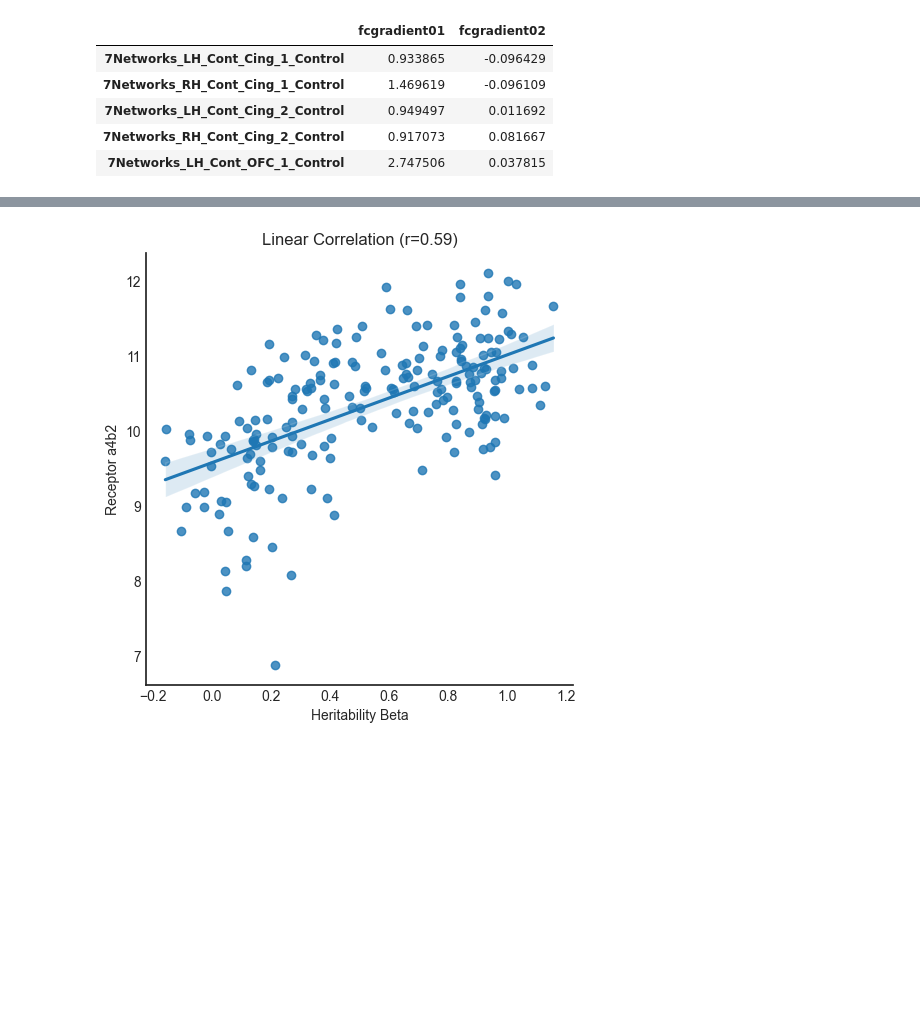
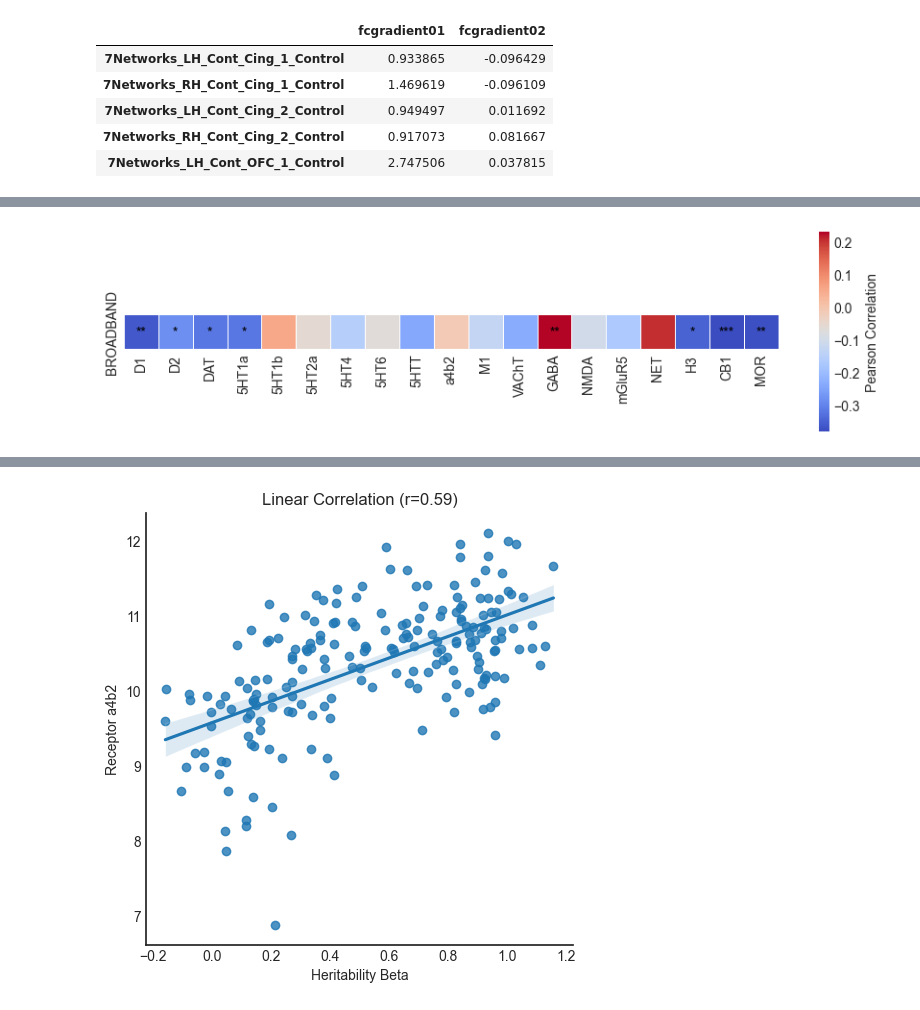
Before and after one commit to Epideixx/Fingerprints_Twins, a Jupyter notebook: neurochemicals_and_heritability_schaefer.ipynb, the cells around one changed output, grey strips where cells are left out. Saved outputs shown, nothing was run; the diff lists cells and outputs as text; code cells hidden in the pictures; blank space fills up the shorter version.

```diff
--- a/neurochemicals_and_heritability_schaefer.ipynb
+++ b/neurochemicals_and_heritability_schaefer.ipynb
@@ -153,0 +234,22 @@ plt.savefig("Results_Log_Schaefer/Figures/Heatmap_Receptors_Freqband_Corr_Schaef
+# %%
+# Now we want to correct the p-value using the shuffling with rotation of the brain
+
+heritability = heritability_per_band.copy()
+heritability.reset_index(inplace=True)
+shuffled_idx = pd.read_csv("new_Data/permuted_indexes_of_schaefer_atlas_SPINs&Twirl.csv", index_col=0)
+corrected_p_value = p_values.copy()
+
+for i in range(corr_receptors.shape[1]):
+    corr_value = corr_receptors[corr_receptors.columns[i]]
+    p_val = p_values[0, i]
+
+    if p_val <= 0.05:
+        new_p_value = 0
+        for j in range(i*1000, (i+1)*1000) :
+            new_heritability = heritability.reindex(shuffled_idx[str(j)])["BROADBAND"]
+            random_corr = pearsonr(new_heritability, receptors_df[receptors_df.columns[i]])[0]
+            if (random_corr < float(corr_value) and float(corr_value) < 0) or (random_corr > float(corr_value) and float(corr_value) > 0):
+                new_p_value += 1
+        new_p_value /= 1000
+        corrected_p_value[0, i] = new_p_value
+        print(new_p_value)
@@ -153,0 +270,22 @@ plt.savefig("Results_Log_Schaefer/Figures/Heatmap_Receptors_Freqband_Corr_Schaef
+# %%
+f, ax = plt.subplots(figsize=(11, 9))
+cmap = sns.color_palette("coolwarm", as_cmap=True)
+sns.heatmap(corr_receptors, cmap=cmap,
+    square=True, linewidths=.7, cbar_kws={"shrink": 0.3, "label": "Pearson Correlation"})
+
+# Add the p-values to the heatmap
+for i in range(corr_receptors.shape[0]):
+    for j in range(corr_receptors.shape[1]):
+        if corrected_p_value[i, j] <0.001 :
+            ax.text(j + 0.5, i + 0.5, f"***",
+                ha='center', va='center', color='black', fontsize=10)
+        elif corrected_p_value[i, j] <0.01 :
+            ax.text(j + 0.5, i + 0.5, f"**",
+                ha='center', va='center', color='black', fontsize=10)
+        elif corrected_p_value[i, j] <0.05 :
+            ax.text(j + 0.5, i + 0.5, f"*",
+                ha='center', va='center', color='black', fontsize=10)
+
+plt.savefig("Results_Log_Schaefer/Figures/Heatmap_Receptors_BROADBAND_Corr_Schaefer.pdf")
+# %% [output]
+[figure, added]
```
Also changed, not shown: parts of 8 cells of this notebook.
